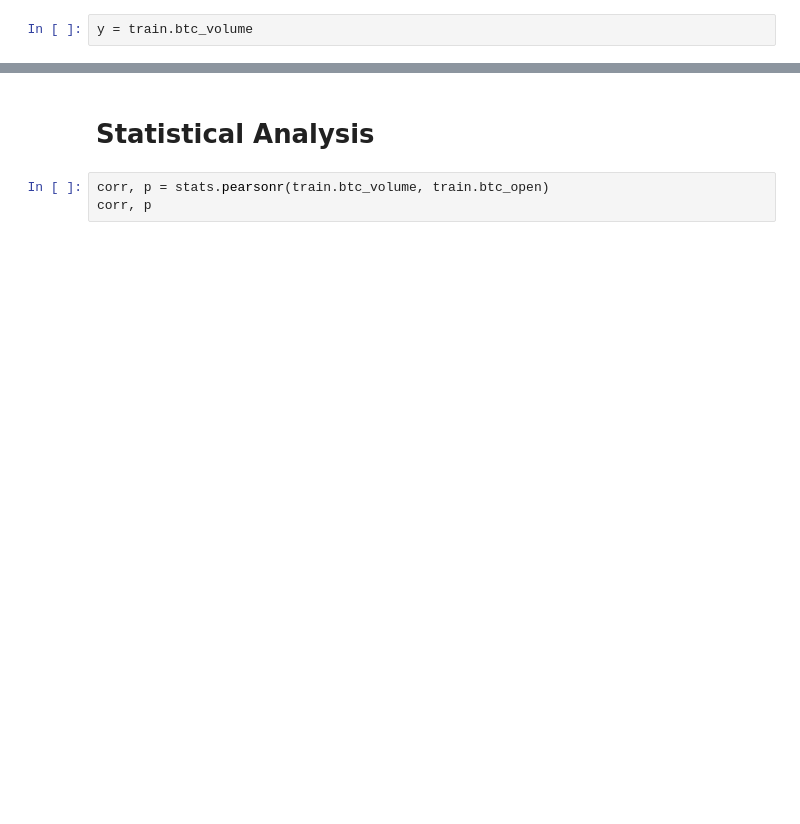
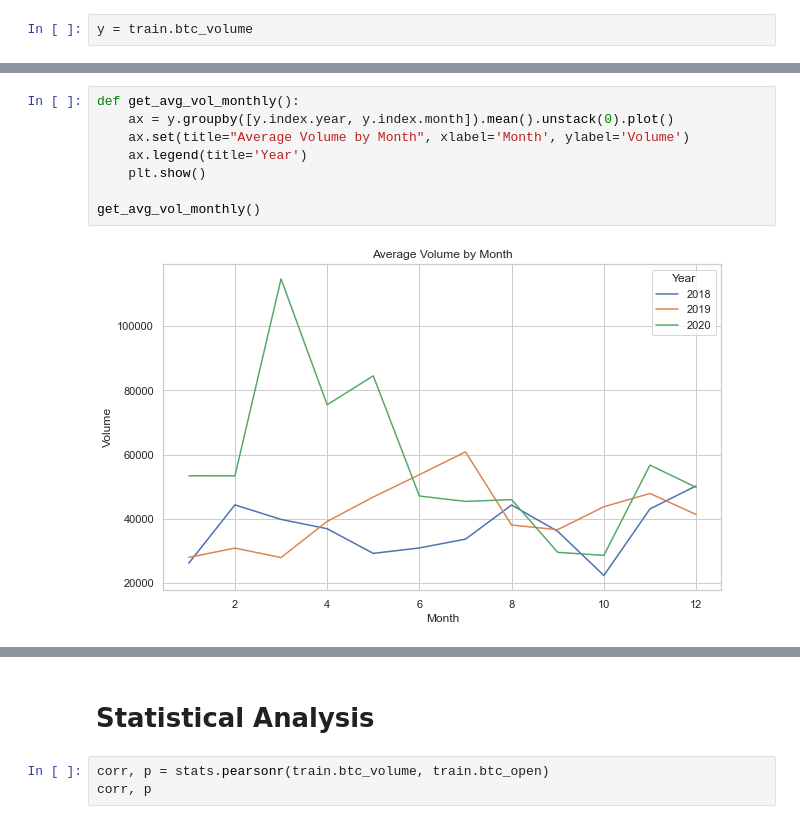
Before and after one commit to Michael-Austin-Mesa/personal-project, a Jupyter notebook: explore_notebook.ipynb, the cells around one changed output, grey strips where cells are left out. Cells and saved outputs as stored; diff of their text form; blank space fills up the shorter version.

```diff
--- a/explore_notebook.ipynb
+++ b/explore_notebook.ipynb
@@ -56,0 +46,10 @@ y.plot()
+# %%
+def get_avg_vol_monthly():
+    ax = y.groupby([y.index.year, y.index.month]).mean().unstack(0).plot()
+    ax.set(title="Average Volume by Month", xlabel='Month', ylabel='Volume')
+    ax.legend(title='Year')
+    plt.show()
+
+get_avg_vol_monthly()
+# %% [output]
+[figure, added]
```
Also changed, not shown: parts of 20 cells of this notebook.
